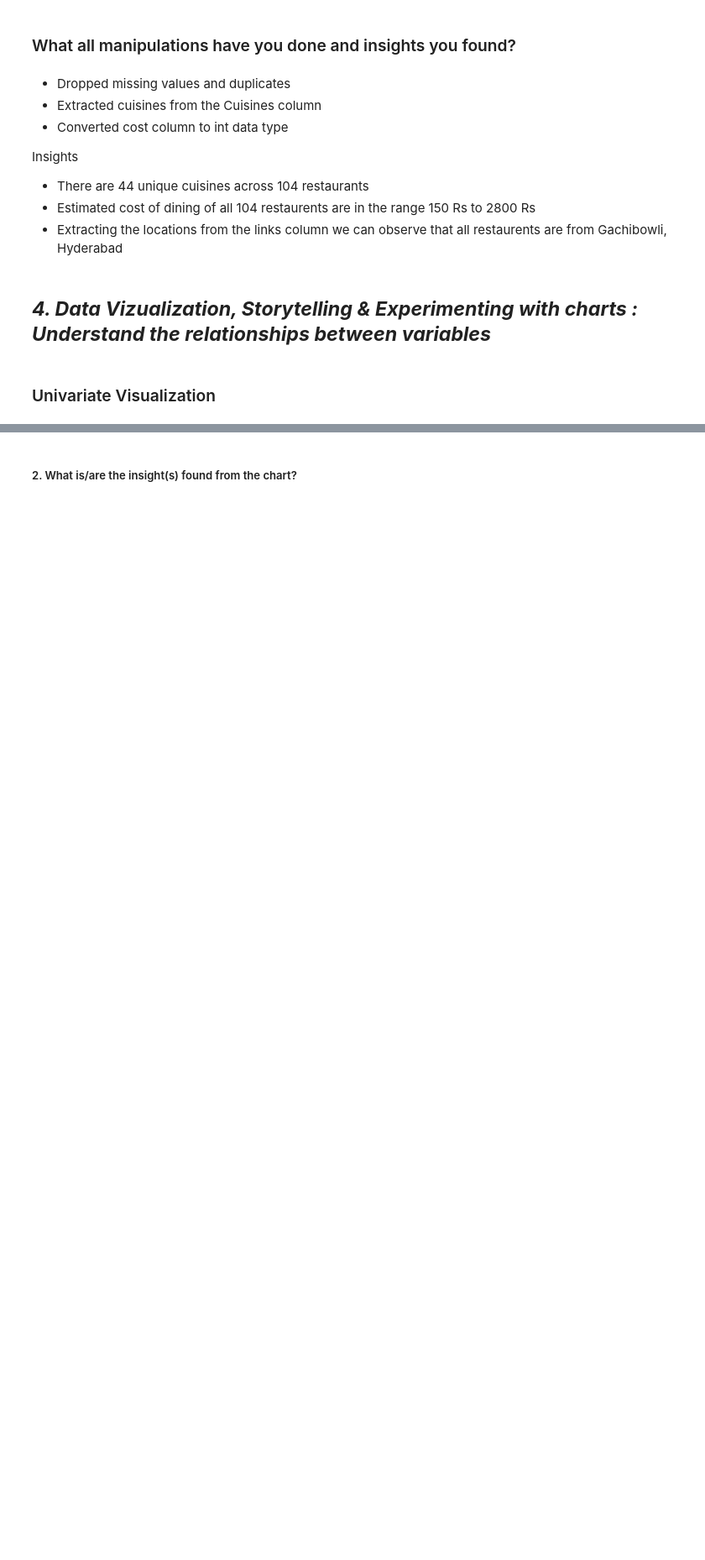
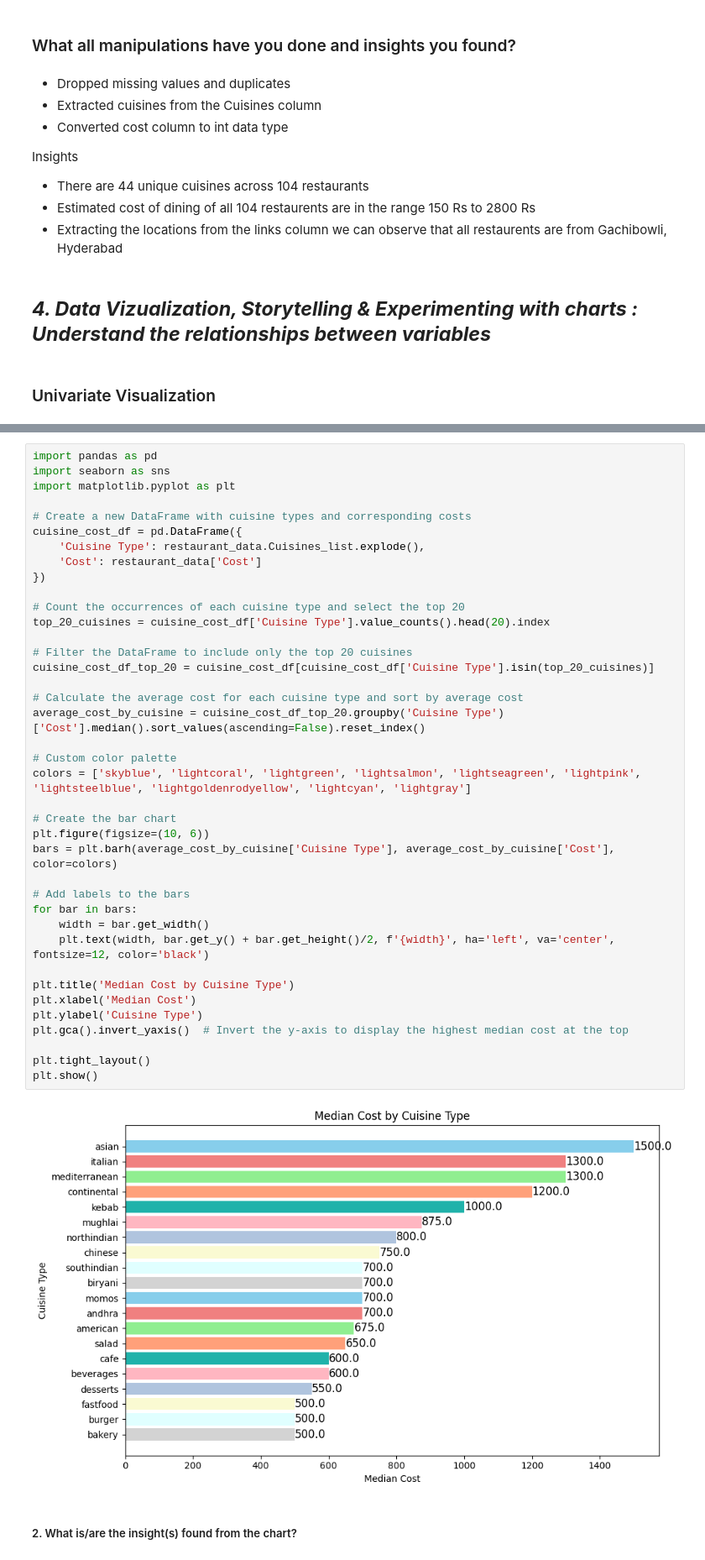
Before and after one commit to pvanand07/Zomato_Restaurant_Clustering_Unsupervised_ML, a Jupyter notebook: Zomato_Restaurant_Clustering_Unsupervised_ML.ipynb, the cells around one changed output, grey strips where cells are left out. Shown at 84% size. Saved outputs shown, nothing was run; the diff lists cells and outputs as text; blank space fills up the shorter version.

```diff
--- a/Zomato_Restaurant_Clustering_Unsupervised_ML.ipynb
+++ b/Zomato_Restaurant_Clustering_Unsupervised_ML.ipynb
@@ -1124,2 +835,43 @@ A pie chart expresses a part-to-whole relationship in your data. It's easy to ex
+# %%
+import pandas as pd
+import seaborn as sns
+import matplotlib.pyplot as plt
+
+# Create a new DataFrame with cuisine types and corresponding costs
+cuisine_cost_df = pd.DataFrame({
+    'Cuisine Type': restaurant_data.Cuisines_list.explode(),
+    'Cost': restaurant_data['Cost']
+})
+
+# Count the occurrences of each cuisine type and select the top 20
+top_20_cuisines = cuisine_cost_df['Cuisine Type'].value_counts().head(20).index
+
+# Filter the DataFrame to include only the top 20 cuisines
+cuisine_cost_df_top_20 = cuisine_cost_df[cuisine_cost_df['Cuisine Type'].isin(top_20_cuisines)]
+
+# Calculate the average cost for each cuisine type and sort by average cost
+average_cost_by_cuisine = cuisine_cost_df_top_20.groupby('Cuisine Type')['Cost'].median().sort_values(ascending=False).reset_index()
+
+# Custom color palette
+colors = ['skyblue', 'lightcoral', 'lightgreen', 'lightsalmon', 'lightseagreen', 'lightpink', 'lightsteelblue', 'lightgoldenrodyellow', 'lightcyan', 'lightgray']
+
+# Create the bar chart
+plt.figure(figsize=(10, 6))
+bars = plt.barh(average_cost_by_cuisine['Cuisine Type'], average_cost_by_cuisine['Cost'], color=colors)
+
+# Add labels to the bars
+for bar in bars:
+    width = bar.get_width()
+    plt.text(width, bar.get_y() + bar.get_height()/2, f'{width}', ha='left', va='center', fontsize=12, color='black')
+
+plt.title('Median Cost by Cuisine Type')
+plt.xlabel('Median Cost')
+plt.ylabel('Cuisine Type')
+plt.gca().invert_yaxis()  # Invert the y-axis to display the highest median cost at the top
+
+plt.tight_layout()
+plt.show()
+# %% [output]
+[figure, added]
 # %% [markdown]
 ##### 2. What is/are the insight(s) found from the chart?
```
Also changed, not shown: parts of 448 cells of this notebook.
